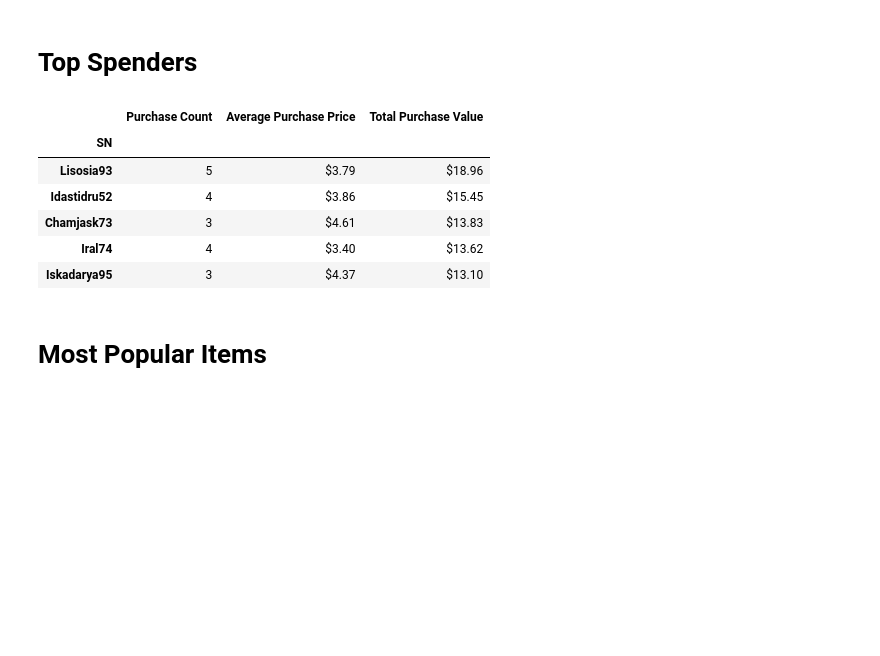
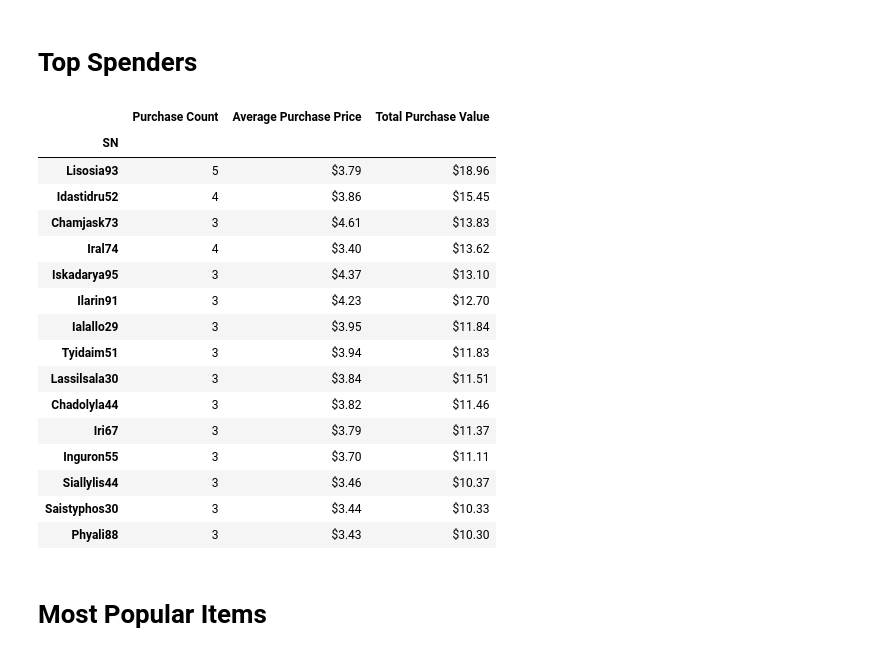
Before and after one commit to bethanylindberg/SMU_Data_Science, a Jupyter notebook: Week 4/Heroes_of_Pymoli.ipynb, the cells around one changed output. Cells and saved outputs as stored; diff of their text form; code cells hidden in the pictures; blank space fills up the shorter version.

```diff
--- a/Week 4/Heroes_of_Pymoli.ipynb
+++ b/Week 4/Heroes_of_Pymoli.ipynb
@@ -131,23 +141,35 @@ age_purchasing_summary_table
 # %% [markdown]
 # Top Spenders
 # %%
+#Back to original data to find players who spent the most money
 top_spenders_summary_table = DataFrame({"Purchase Count":gamedata.groupby("SN")["Purchase ID"].count(),\
-                                            "Average Purchase Price":gamedata.groupby("SN")["Price"].mean(),\
-                                            "Total Purchase Value":gamedata.groupby("SN")["Price"].sum()})
-
+                                        "Average Purchase Price":gamedata.groupby("SN")["Price"].mean(),\
+                                        "Total Purchase Value":gamedata.groupby("SN")["Price"].sum()})
+#Sort from highest to lowestrevenue
 top_spenders_summary_table_sorted = top_spenders_summary_table.sort_values(["Total Purchase Value"], ascending=False)
 
+#Table formatting
 top_spenders_summary_table_sorted["Average Purchase Price"] = top_spenders_summary_table_sorted["Average Purchase Price"].map("${:.2f}".format)
 top_spenders_summary_table_sorted["Total Purchase Value"] = top_spenders_summary_table_sorted["Total Purchase Value"].map("${:.2f}".format)
-top_spenders_summary_table_sorted.head()
+top_spenders_summary_table_sorted.head(15)
 # %% [output]
 |  | Purchase Count | Average Purchase Price | Total Purchase Value |
 | SN |  |  |  |
 | Lisosia93 | 5 | $3.79 | $18.96 |
 | Idastidru52 | 4 | $3.86 | $15.45 |
 | Chamjask73 | 3 | $4.61 | $13.83 |
 | Iral74 | 4 | $3.40 | $13.62 |
 | Iskadarya95 | 3 | $4.37 | $13.10 |
+| Ilarin91 | 3 | $4.23 | $12.70 |
+| Ialallo29 | 3 | $3.95 | $11.84 |
+| Tyidaim51 | 3 | $3.94 | $11.83 |
+| Lassilsala30 | 3 | $3.84 | $11.51 |
+| Chadolyla44 | 3 | $3.82 | $11.46 |
+| Iri67 | 3 | $3.79 | $11.37 |
+| Inguron55 | 3 | $3.70 | $11.11 |
+| Siallylis44 | 3 | $3.46 | $10.37 |
+| Saistyphos30 | 3 | $3.44 | $10.33 |
+| Phyali88 | 3 | $3.43 | $10.30 |
 # %% [markdown]
 # Most Popular Items
 # %%
```
Also changed, not shown: parts of 11 cells of this notebook, 2 other files.
